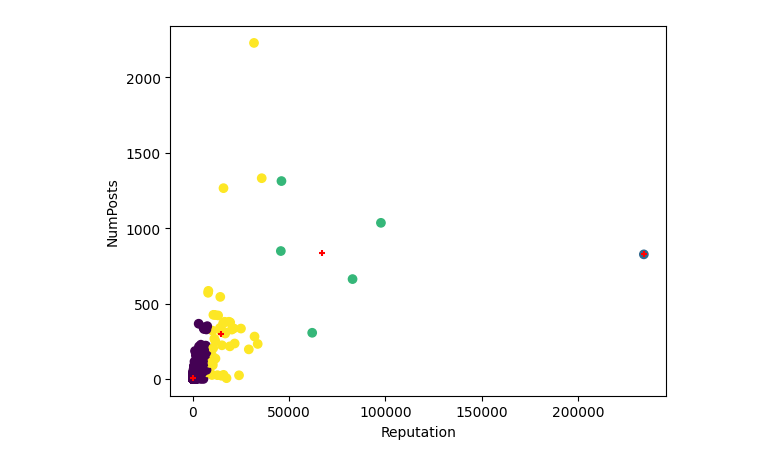
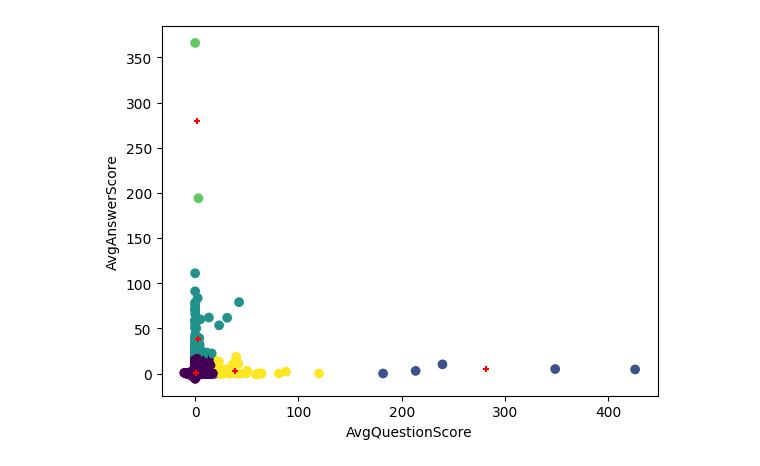
Before and after one commit to mederickg/StackOverflowProj, a Jupyter notebook: data-analysis.ipynb, the cells around one changed output. Drawn from its saved outputs; the diff is of its cells as text; code cells hidden in the pictures.

```diff
--- a/data-analysis.ipynb
+++ b/data-analysis.ipynb
@@ -89,0 +5,6 @@ users_df[users_df["Reputation"] == 234218]
+# %%
+# clean users_df
+users_df = pd.read_csv("data/Users.csv")
+users_df.drop(["DisplayName", "CreationDate", "LastAccessDate", "Location", "Views", "WebsiteUrl", "EmailHash", "AboutMe", "ProfileImageUrl"], inplace=True, axis=1)
+
+users_df.head(2)
@@ -92,13 +86,15 @@ import pandas as pd
 from sklearn.cluster import KMeans
 import matplotlib.pyplot as plt
 import numpy as np
+from sklearn.metrics import silhouette_score
 
-X = users_df[["Reputation", "NumPosts"]].values
+data = users_df[["AvgQuestionScore", "AvgAnswerScore"]].values # "AvgQuestionScore", "AvgAnswerScore"
 
+# Determine the optimal number of clusters using the elbow method
 wcss = []
 for i in range(1, 11):
     kmeans = KMeans(n_clusters=i, init='k-means++', max_iter=300, n_init=10, random_state=0)
-    kmeans.fit(X)
+    kmeans.fit(data)
     wcss.append(kmeans.inertia_)
 
 plt.plot(range(1, 11), wcss)
@@ -106,4 +102,18 @@ plt.title('Elbow Method')
 plt.xlabel('Number of clusters')
 plt.ylabel('WCSS')
 plt.show()
+
+# Use the silhouette method to validate the elbow method
+silhouette_scores = []
+for i in range(2, 11):
+    kmeans = KMeans(n_clusters=i, init='k-means++', max_iter=300, n_init=10, random_state=0)
+    kmeans.fit(data)
+    score = silhouette_score(data, kmeans.labels_, metric='euclidean')
+    silhouette_scores.append(score)
+
+plt.plot(range(2, 11), silhouette_scores)
+plt.title('Silhouette Method')
+plt.xlabel('Number of clusters')
+plt.ylabel('Silhouette score')
+plt.show()
 # %% [output]
@@ -113,9 +124,7 @@ from sklearn.cluster import KMeans
 import matplotlib.pyplot as plt
 
 # k-means with reputation and numposts
-data = users_df[['Reputation', 'NumPosts']].values
-
-kmeans = KMeans(n_clusters=4)
+kmeans = KMeans(n_clusters=5)
 kmeans.fit(data)
 
 labels = kmeans.labels_
@@ -127,35 +136,33 @@ centers = kmeans.cluster_centers_
 # scatter plot dis bih
 plt.scatter(data[:, 0], data[:, 1], c=labels)
 
 # plot center of each group
 plt.scatter(centers[:, 0], centers[:, 1], marker='+', s=25, color='red')
 
-plt.xlabel('Reputation')
-plt.ylabel('NumPosts')
+plt.xlabel("AvgQuestionScore")
+plt.ylabel("AvgAnswerScore")
 plt.show()
 
 
 users_df.head(10)
 
 analysis_df = pd.DataFrame(columns=["Reputation", "NumPosts"])
 
 for label in set(labels):
     cluster = users_df[users_df['Cluster'] == label]
     new_row = pd.DataFrame([
         {
             'Reputation': cluster["Reputation"].mean(),
             'NumPosts': cluster["NumPosts"].mean(),
             'NumQuestions': cluster["NumQuestions"].mean(),
             'NumAnswers': cluster["NumAnswers"].mean(),
             'AvgQuestionScore': cluster["AvgQuestionScore"].mean() * 10, # multiply by 10 because that's how much rep 1 score point is worth (https://stackoverflow.help/en/articles/4396982-reputation)
             'AvgAnswerScore': cluster["AvgAnswerScore"].mean() * 10,
-            'AvgUpVotesGiven': cluster["UpVotes"].mean(),
-            'AvgDownVotesGiven': cluster["DownVotes"].mean()
         }
     ])
 
     analysis_df = pd.concat([analysis_df, new_row], ignore_index=True)
 
 analysis_df.sort_values("Reputation", ascending=True).head(20)
 # %% [output]
-[figure, old version]
+[figure, new version]
```
Also changed, not shown: parts of 12 cells of this notebook, 4 other files.
